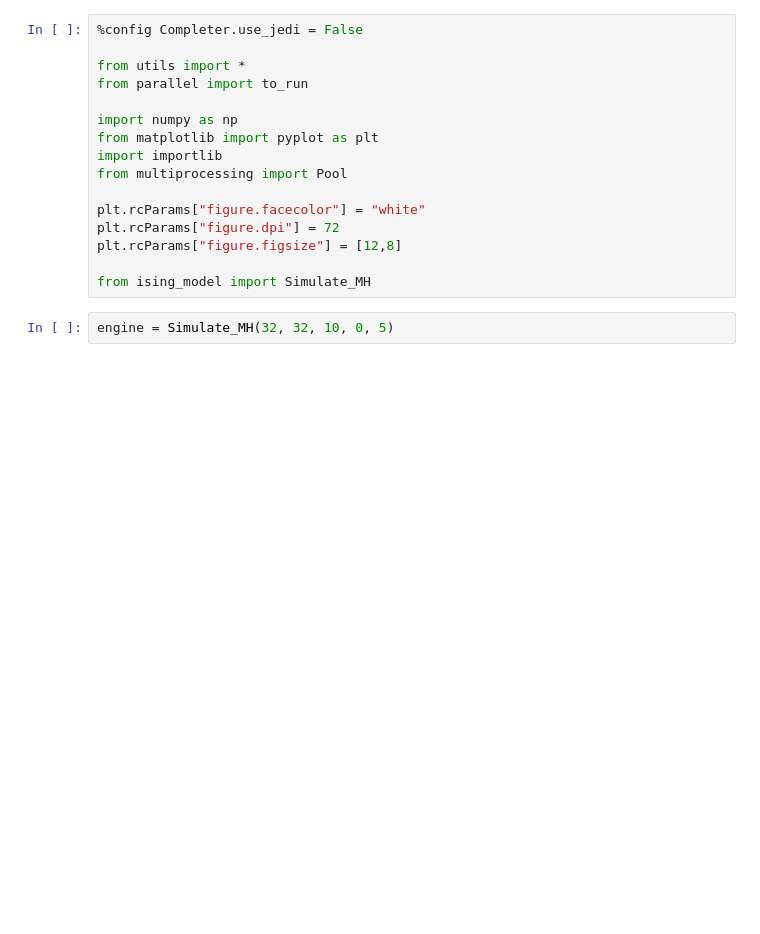
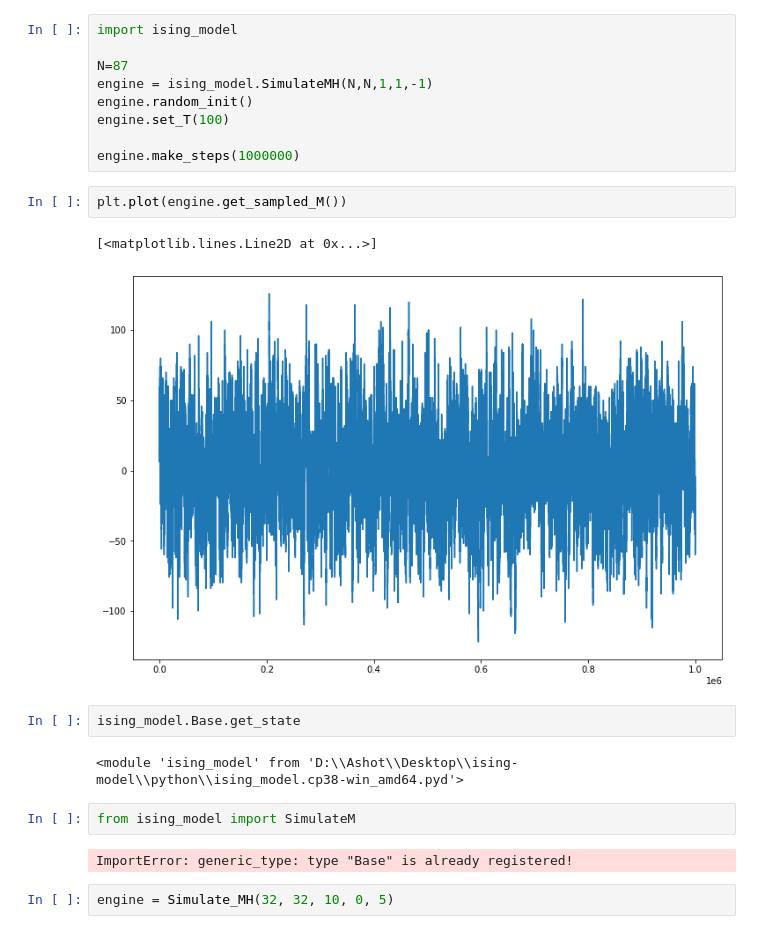
Before and after one commit to ashmat98/ising-model, a Jupyter notebook: python/test.ipynb, the cells around one changed output. Cells and saved outputs as stored; diff of their text form; blank space fills up the shorter version.

```diff
--- a/python/test.ipynb
+++ b/python/test.ipynb
@@ -1,19 +11,25 @@
+# %%
+import ising_model
+
+N=87
+engine = ising_model.SimulateMH(N,N,1,1,-1)
+engine.random_init()
+engine.set_T(100)
+
+engine.make_steps(1000000)
+# %%
+plt.plot(engine.get_sampled_M())
+# %% [output]
+[<matplotlib.lines.Line2D at 0x...>]
+[figure, added]
+# %%
+ising_model.Base.get_state
+# %% [output]
+<module 'ising_model' from 'D:\\Ashot\\Desktop\\ising-model\\python\\ising_model.cp38-win_amd64.pyd'>
 # %%
-%config Completer.use_jedi = False
-
-from utils import *
-from parallel import to_run
-
-import numpy as np
-from matplotlib import pyplot as plt
-import importlib
-from multiprocessing import Pool
-
-plt.rcParams["figure.facecolor"] = "white"
-plt.rcParams["figure.dpi"] = 72
-plt.rcParams["figure.figsize"] = [12,8]
-
-from ising_model import Simulate_MH
+from ising_model import SimulateM
+# %% [output]
+ImportError: generic_type: type "Base" is already registered!
 # %%
 engine = Simulate_MH(32, 32, 10, 0, 5)
 # %%
```
Also changed, not shown: parts of 1 cell of this notebook, 10 other files.
